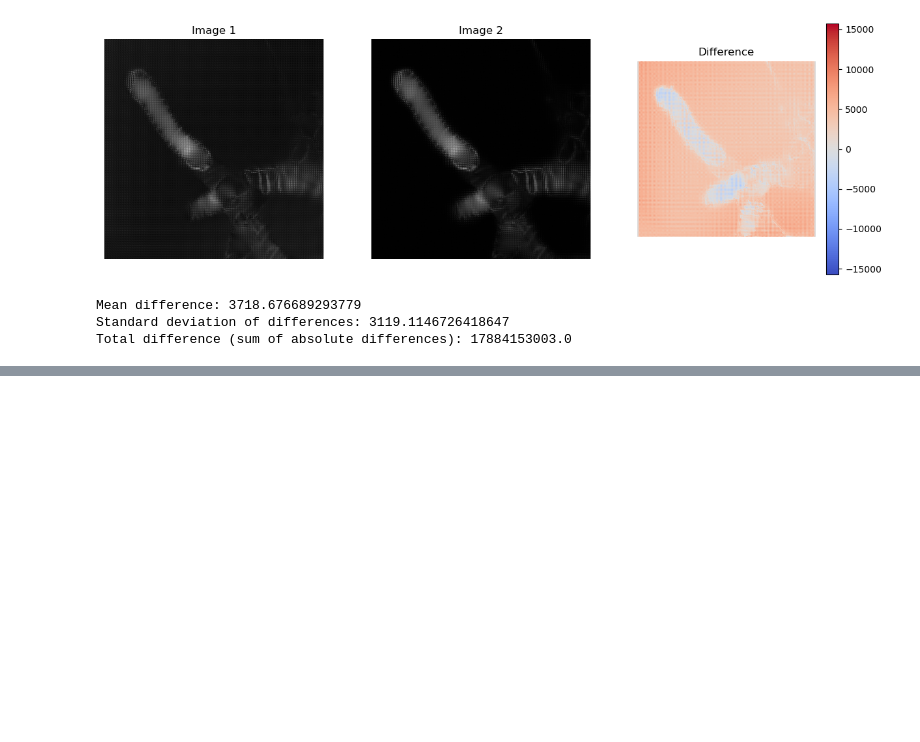
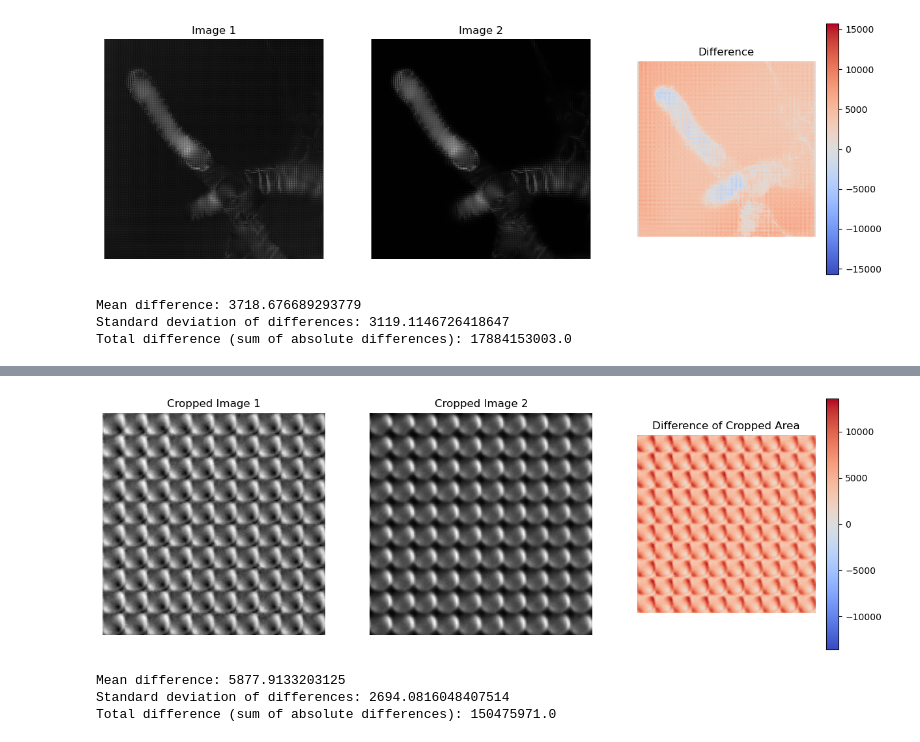
Before and after one commit to gschlafly/pol-analyze, a Jupyter notebook: compare_ret_wwo_bkgd.ipynb, the cells around one changed output, grey strips where cells are left out. Drawn from its saved outputs; the diff is of its cells as text; code cells hidden in the pictures; blank space fills up the shorter version.

```diff
--- a/compare_ret_wwo_bkgd.ipynb
+++ b/compare_ret_wwo_bkgd.ipynb
@@ -6,6 +6,7 @@ import matplotlib.pyplot as plt
 # %%
 without_bkgd_dir = os.path.join('polscope', 'SM_lf_slice_14_nobg', 'Pos0')
 with_bkgd_dir = os.path.join('polscope', 'SM_lf_slice_14_processed', 'Pos0')
+bkgd_dir = os.path.join('polscope', 'SM_bg_lf', 'Pos0')
 # %%
 def compare_tif_images(image_path1, image_path2):
     """
@@ -49,6 +50,7 @@ def compare_tif_images(image_path1, image_path2):
 ret_filename = 'img_000000000_1_Retardance - Computed Image_000.tif'
 ret_no_bkgd_path = os.path.join(without_bkgd_dir, ret_filename)
 ret_with_bkgd_path = os.path.join(with_bkgd_dir, ret_filename)
+bkgd_path = os.path.join(bkgd_dir, ret_filename)
 # %%
 compare_tif_images(ret_no_bkgd_path, ret_with_bkgd_path)
 # %% [output]
@@ -110,0 +113,8 @@ Total difference (sum of absolute differences): 234488754.0
+# %%
+x, y, width, height = 64, 64, 160, 160
+compare_cropped_tif_images(ret_no_bkgd_path, bkgd_path, x, y, width, height)
+# %% [output]
+[figure, added]
+Mean difference: 5877.9133203125
+Standard deviation of differences: 2694.0816048407514
+Total difference (sum of absolute differences): 150475971.0
```
Also changed, not shown: parts of 2 cells of this notebook, 3 other files.
